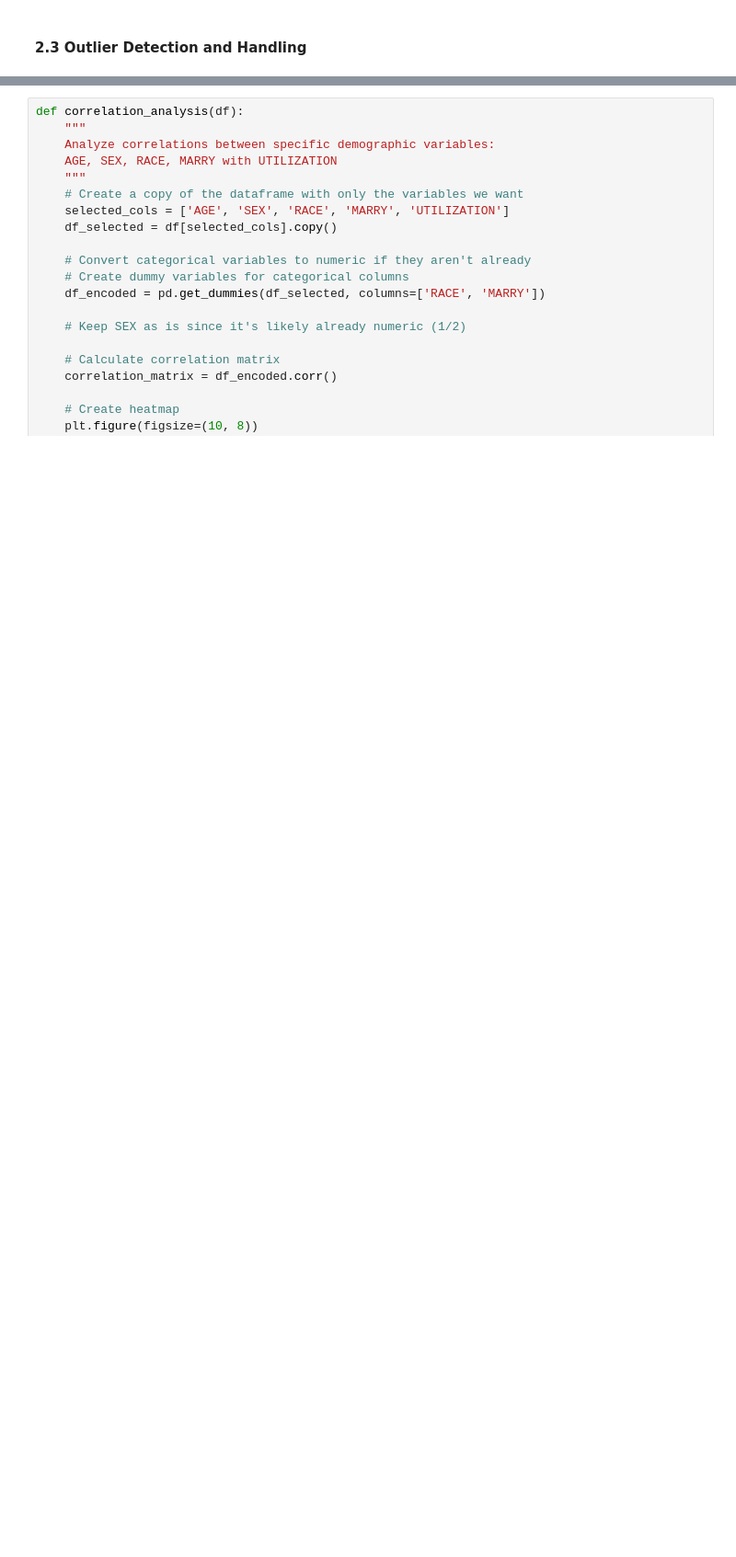
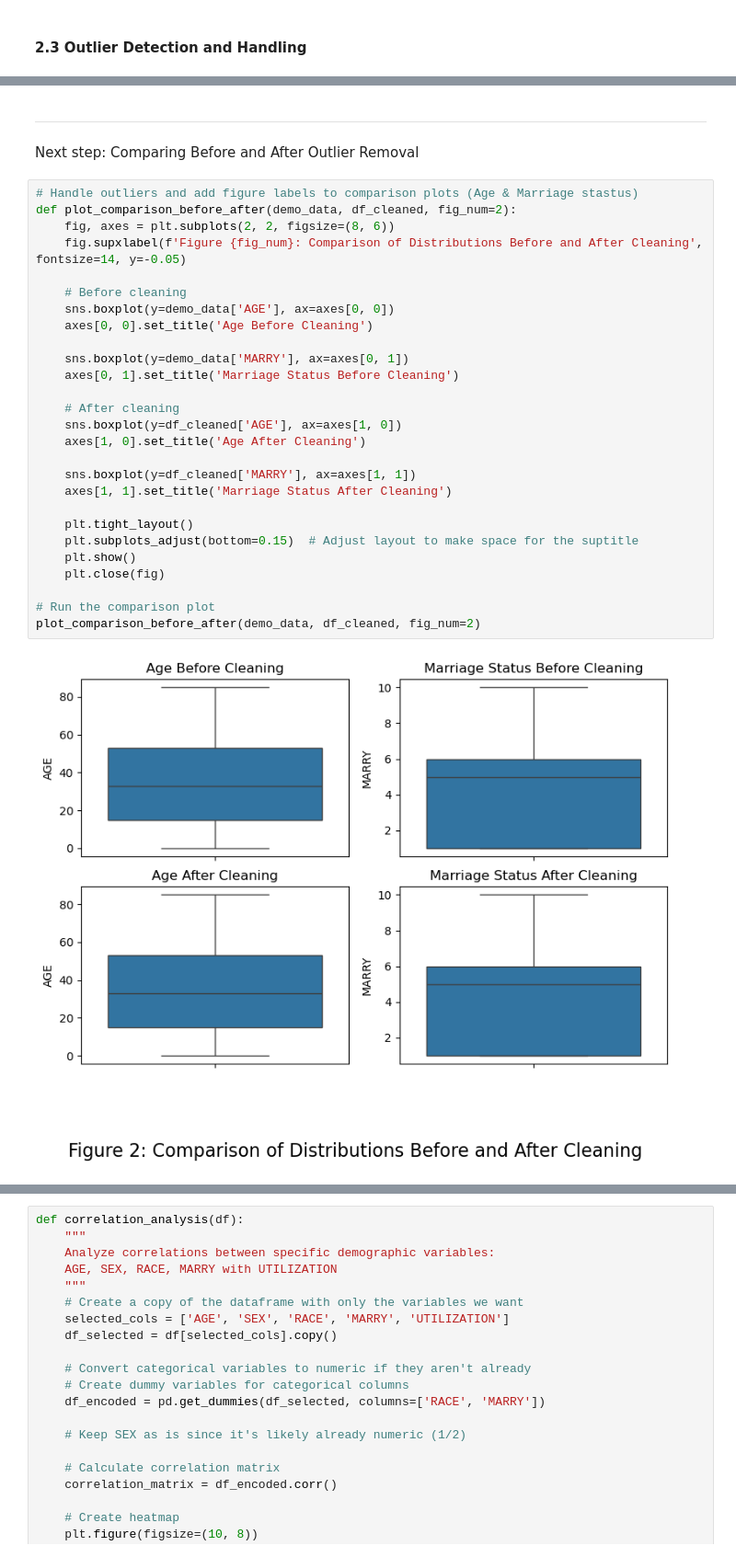
Before and after one commit to gracejiang0929/FA24_DSC180A_Repo, a Jupyter notebook: pt2_Demographic Analysis.ipynb, the cells around one changed output, grey strips where cells are left out. Shown at 92% size. Drawn from its saved outputs; the diff is of its cells as text; blank space fills up the shorter version.

```diff
--- a/pt2_Demographic Analysis.ipynb
+++ b/pt2_Demographic Analysis.ipynb
@@ -656,0 +573,32 @@ Percentage of outliers: 0.00%
+# %% [markdown]
+----------------------------------------------------------------------------------------------
+Next step: Comparing Before and After Outlier Removal
+# %%
+# Handle outliers and add figure labels to comparison plots (Age & Marriage stastus)
+def plot_comparison_before_after(demo_data, df_cleaned, fig_num=2):
+    fig, axes = plt.subplots(2, 2, figsize=(8, 6))
+    fig.supxlabel(f'Figure {fig_num}: Comparison of Distributions Before and After Cleaning', fontsize=14, y=-0.05)
+
+    # Before cleaning
+    sns.boxplot(y=demo_data['AGE'], ax=axes[0, 0])
+    axes[0, 0].set_title('Age Before Cleaning')
+
+    sns.boxplot(y=demo_data['MARRY'], ax=axes[0, 1])
+    axes[0, 1].set_title('Marriage Status Before Cleaning')
+
+    # After cleaning
+    sns.boxplot(y=df_cleaned['AGE'], ax=axes[1, 0])
+    axes[1, 0].set_title('Age After Cleaning')
+
+    sns.boxplot(y=df_cleaned['MARRY'], ax=axes[1, 1])
+    axes[1, 1].set_title('Marriage Status After Cleaning')
+
+    plt.tight_layout()
+    plt.subplots_adjust(bottom=0.15)  # Adjust layout to make space for the suptitle
+    plt.show()
+    plt.close(fig)
+
+# Run the comparison plot
+plot_comparison_before_after(demo_data, df_cleaned, fig_num=2)
+# %% [output]
+[figure, added]
```
Also changed, not shown: parts of 21 cells of this notebook.
